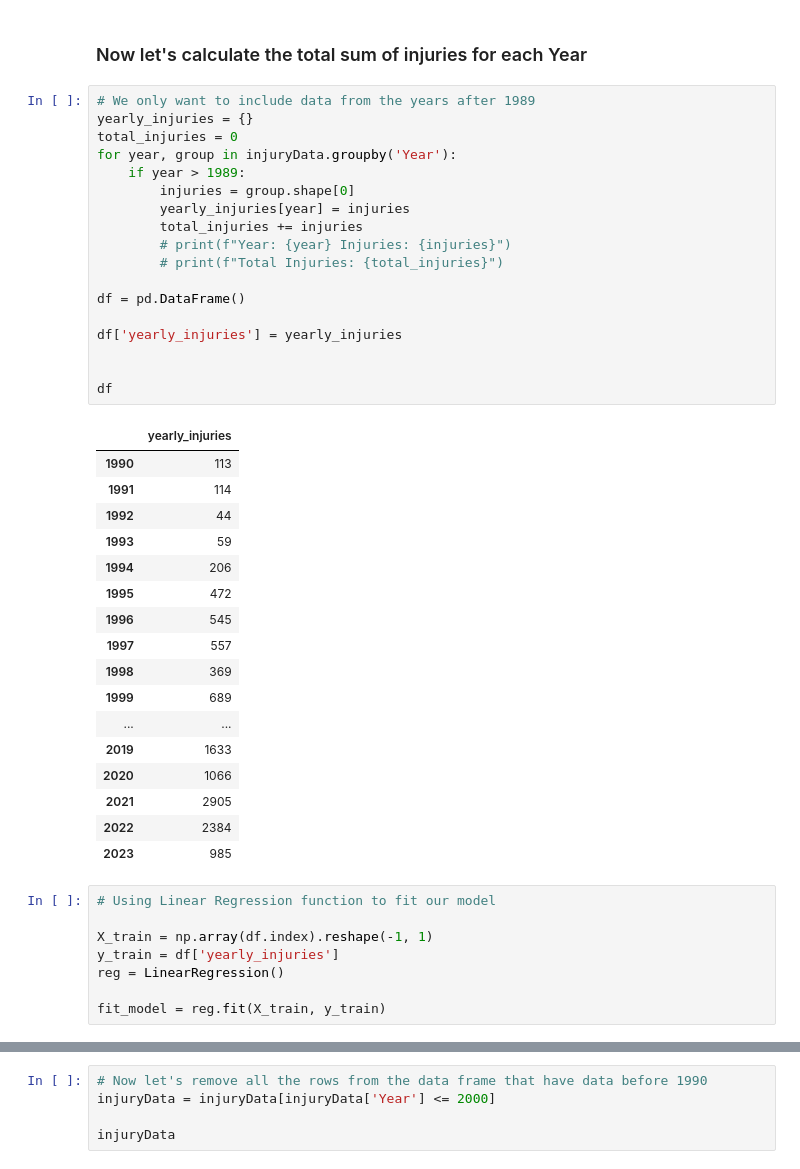
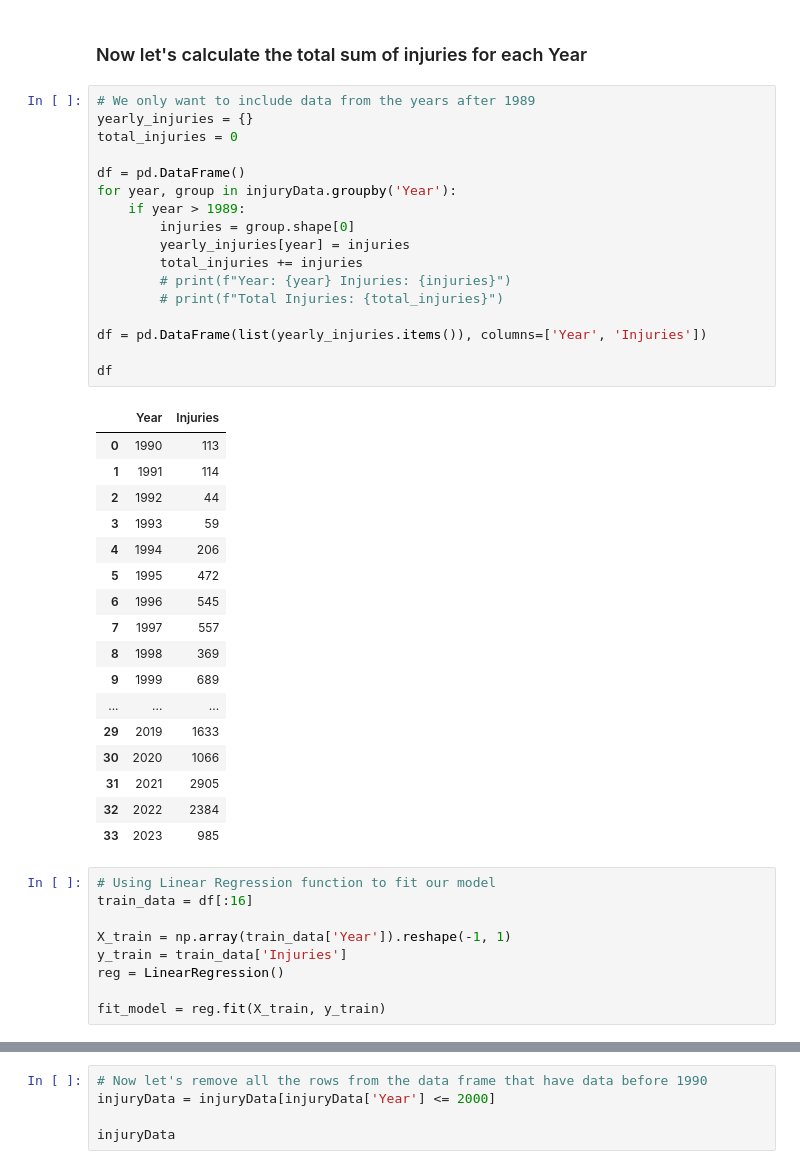
Before and after one commit to adc1021/NBAInjuryPredictor, a Jupyter notebook: notebooks/Forecasting.ipynb, the cells around one changed output, grey strips where cells are left out. Cells and saved outputs as stored; diff of their text form.

```diff
--- a/notebooks/Forecasting.ipynb
+++ b/notebooks/Forecasting.ipynb
@@ -81,44 +81,44 @@ injuryData.dropna(axis='columns')
 # %%
 # We only want to include data from the years after 1989
 yearly_injuries = {}
 total_injuries = 0
+
+df = pd.DataFrame()
 for year, group in injuryData.groupby('Year'):
     if year > 1989:
         injuries = group.shape[0]
         yearly_injuries[year] = injuries
         total_injuries += injuries
         # print(f"Year: {year} Injuries: {injuries}")
         # print(f"Total Injuries: {total_injuries}")
 
-df = pd.DataFrame()
-
-df['yearly_injuries'] = yearly_injuries
-
+df = pd.DataFrame(list(yearly_injuries.items()), columns=['Year', 'Injuries'])
 
 df
 # %% [output]
-|  | yearly_injuries |
-| 1990 | 113 |
-| 1991 | 114 |
-| 1992 | 44 |
-| 1993 | 59 |
-| 1994 | 206 |
-| 1995 | 472 |
-| 1996 | 545 |
-| 1997 | 557 |
-| 1998 | 369 |
-| 1999 | 689 |
-| ... | ... |
-| 2019 | 1633 |
-| 2020 | 1066 |
-| 2021 | 2905 |
-| 2022 | 2384 |
-| 2023 | 985 |
+|  | Year | Injuries |
+| 0 | 1990 | 113 |
+| 1 | 1991 | 114 |
+| 2 | 1992 | 44 |
+| 3 | 1993 | 59 |
+| 4 | 1994 | 206 |
+| 5 | 1995 | 472 |
+| 6 | 1996 | 545 |
+| 7 | 1997 | 557 |
+| 8 | 1998 | 369 |
+| 9 | 1999 | 689 |
+| ... | ... | ... |
+| 29 | 2019 | 1633 |
+| 30 | 2020 | 1066 |
+| 31 | 2021 | 2905 |
+| 32 | 2022 | 2384 |
+| 33 | 2023 | 985 |
 # %%
 # Using Linear Regression function to fit our model
+train_data = df[:16]
 
-X_train = np.array(df.index).reshape(-1, 1)
-y_train = df['yearly_injuries']
+X_train = np.array(train_data['Year']).reshape(-1, 1)
+y_train = train_data['Injuries']
 reg = LinearRegression()
 
 fit_model = reg.fit(X_train, y_train)
```
Also changed, not shown: parts of 6 cells of this notebook.
